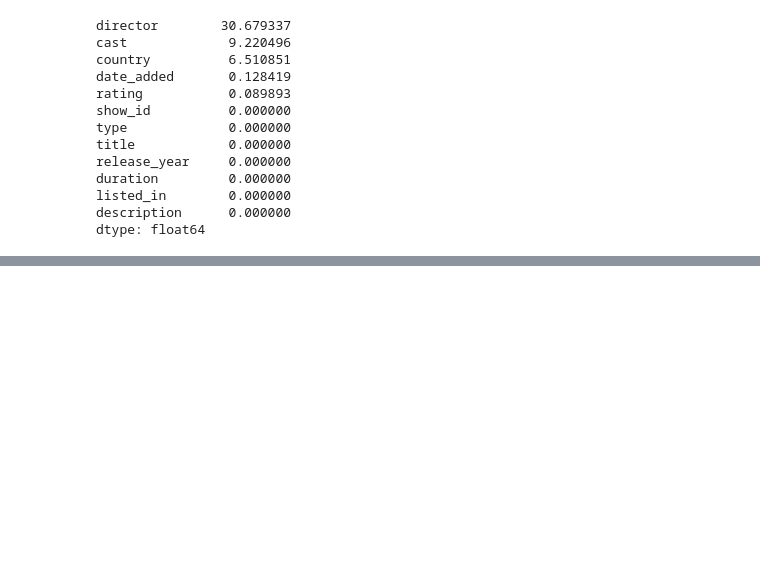
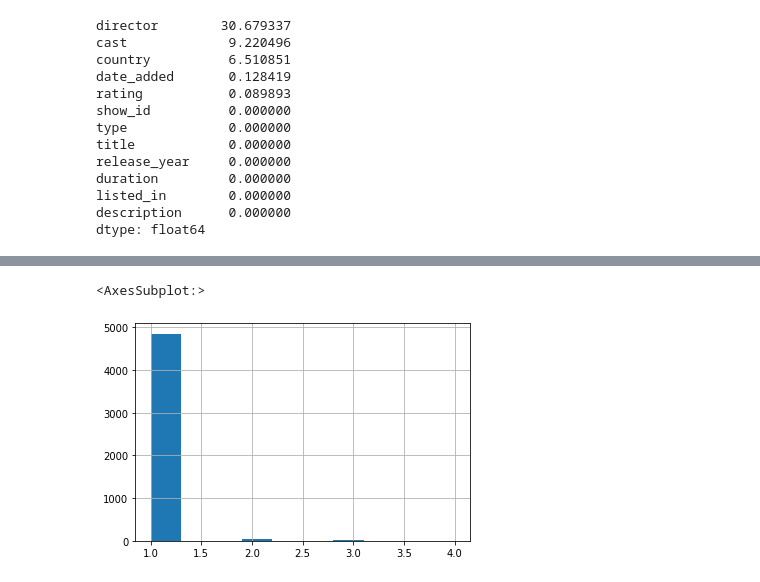
Before and after one commit to carlosjimenez88M/EDA_Course, a Jupyter notebook: Notebooks/ejercicio_1_pandas.ipynb, the cells around one changed output, grey strips where cells are left out. Drawn from its saved outputs; the diff is of its cells as text; code cells hidden in the pictures; blank space fills up the shorter version.

```diff
--- a/Notebooks/ejercicio_1_pandas.ipynb
+++ b/Notebooks/ejercicio_1_pandas.ipynb
@@ -89,0 +121,5 @@ dtype: float64
+# %%
+netflix.groupby(['director','cast']).size().sort_values(ascending=False).reset_index(name='Total')['Total'].hist()
+# %% [output]
+<AxesSubplot:>
+[figure, added]
```
Also changed, not shown: parts of 4 cells of this notebook.
